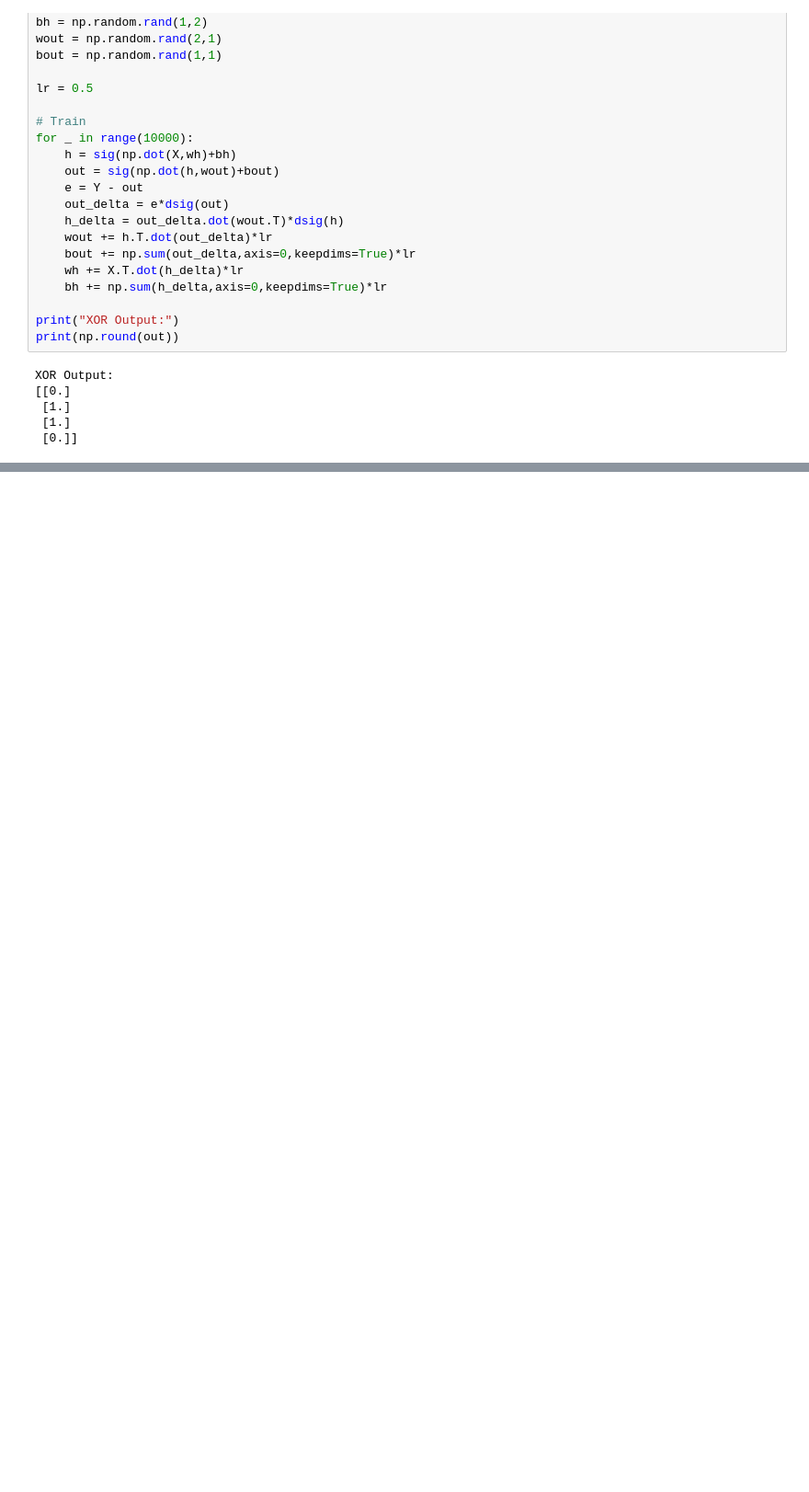
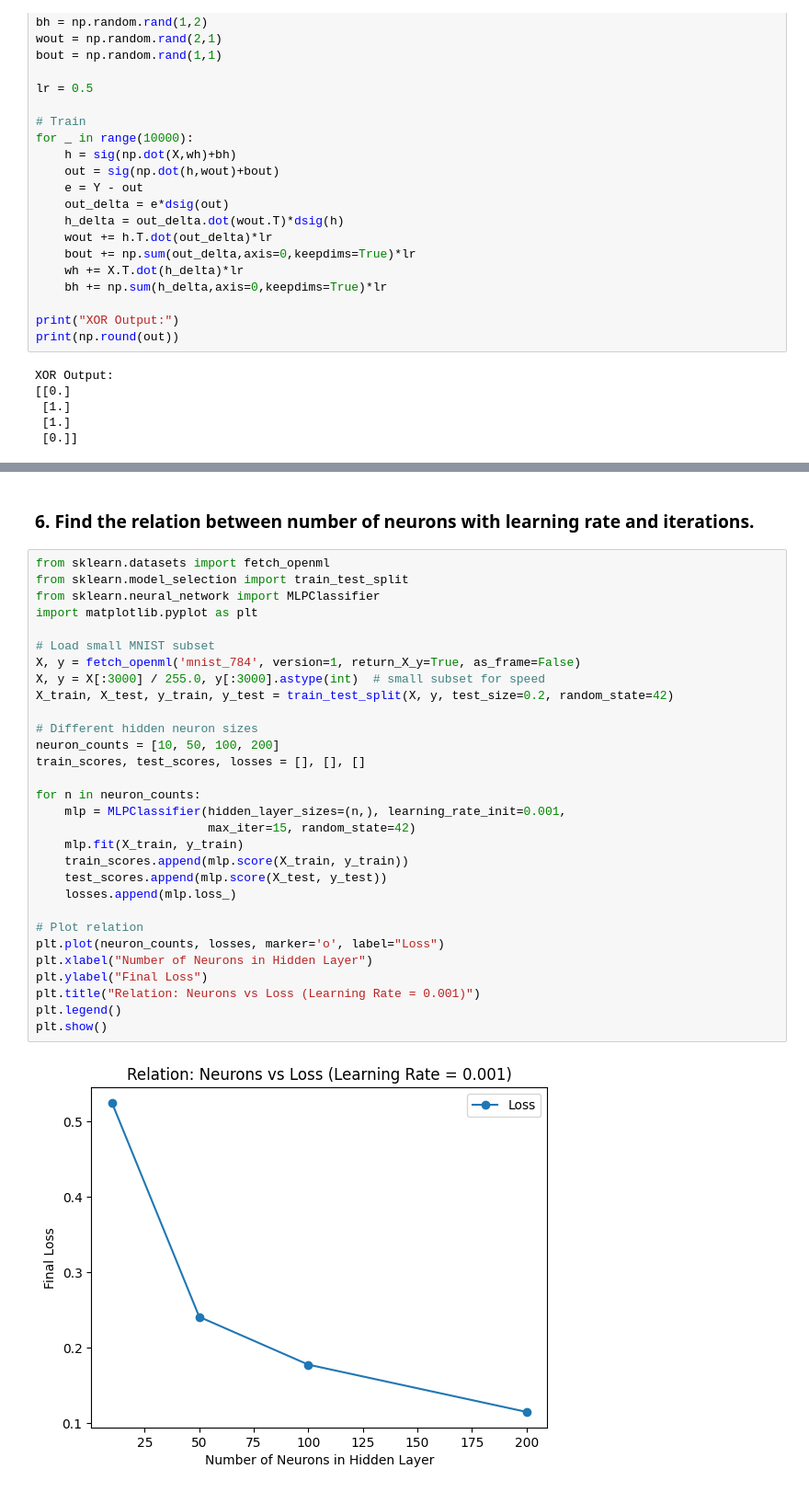
Before and after one commit to naveen-ramavath/machine-learning, a Jupyter notebook: week_9_perceptron.ipynb, the cells around one changed output, grey strips where cells are left out. Shown at 92% size. Drawn from its saved outputs; the diff is of its cells as text; blank space fills up the shorter version.

```diff
--- a/week_9_perceptron.ipynb
+++ b/week_9_perceptron.ipynb
@@ -185,0 +257,34 @@ XOR Output:
+# %% [markdown]
+### 6. Find the relation between number of neurons with learning rate and iterations.
+# %%
+from sklearn.datasets import fetch_openml
+from sklearn.model_selection import train_test_split
+from sklearn.neural_network import MLPClassifier
+import matplotlib.pyplot as plt
+
+# Load small MNIST subset
+X, y = fetch_openml('mnist_784', version=1, return_X_y=True, as_frame=False)
+X, y = X[:3000] / 255.0, y[:3000].astype(int)  # small subset for speed
+X_train, X_test, y_train, y_test = train_test_split(X, y, test_size=0.2, random_state=42)
+
+# Different hidden neuron sizes
+neuron_counts = [10, 50, 100, 200]
+train_scores, test_scores, losses = [], [], []
+
+for n in neuron_counts:
+    mlp = MLPClassifier(hidden_layer_sizes=(n,), learning_rate_init=0.001,
+                        max_iter=15, random_state=42)
+    mlp.fit(X_train, y_train)
+    train_scores.append(mlp.score(X_train, y_train))
+    test_scores.append(mlp.score(X_test, y_test))
+    losses.append(mlp.loss_)
+
+# Plot relation
+plt.plot(neuron_counts, losses, marker='o', label="Loss")
+plt.xlabel("Number of Neurons in Hidden Layer")
+plt.ylabel("Final Loss")
+plt.title("Relation: Neurons vs Loss (Learning Rate = 0.001)")
+plt.legend()
+plt.show()
+# %% [output]
+[figure, added]
```
Also changed, not shown: parts of 4 cells of this notebook.
